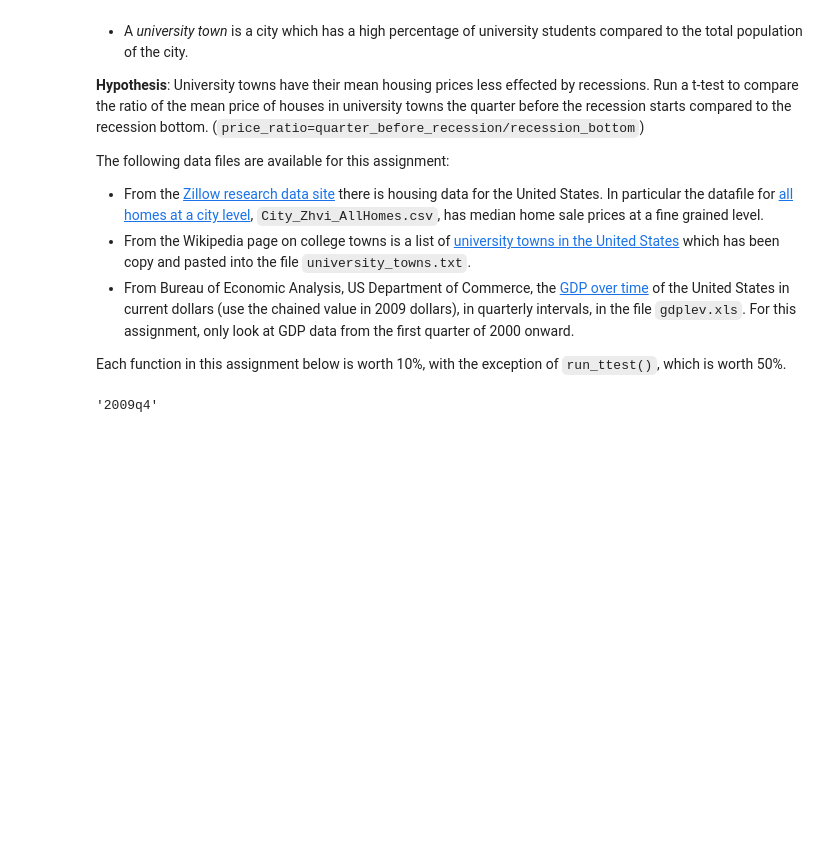
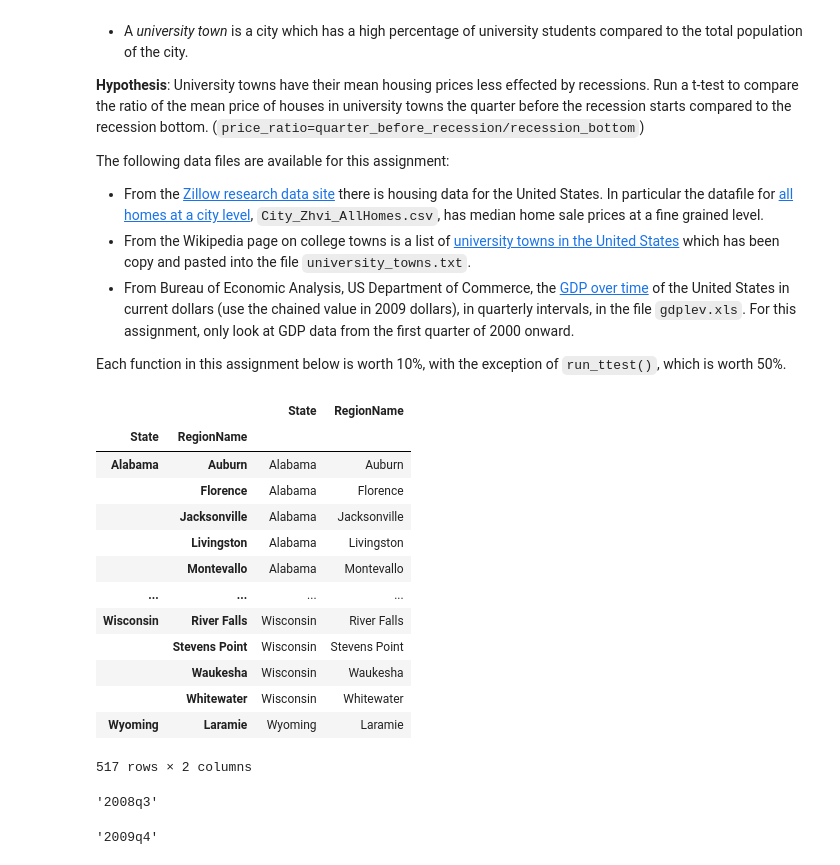
Before and after one commit to AustinChase/Applied_Data_Science, a Jupyter notebook: Module_1/Assignment+4.ipynb, the cells around one changed output. Drawn from its saved outputs; the diff is of its cells as text; code cells hidden in the pictures; blank space fills up the shorter version.

```diff
--- a/Module_1/Assignment+4.ipynb
+++ b/Module_1/Assignment+4.ipynb
@@ -32,32 +43,65 @@ states = {'OH': 'Ohio', 'KY': 'Kentucky', 'AS': 'American Samoa', 'NV': 'Nevada'
 # %%
 def get_list_of_university_towns():
+
     '''Returns a DataFrame of towns and the states they are in from the
     university_towns.txt list. The format of the DataFrame should be:
     DataFrame( [ ["Michigan", "Ann Arbor"], ["Michigan", "Yipsilanti"] ],
     columns=["State", "RegionName"]  )
 
     The following cleaning needs to be done:
 
     1. For "State", removing characters from "[" to the end.
     2. For "RegionName", when applicable, removing every character from " (" to the end.
     3. Depending on how you read the data, you may need to remove newline character '\n'. '''
 
-    #extract and ffill were a life saver with this text file. State and city are both in one column in the data
-    #I used a regext pattern to extract the state name into a new column, then forward filled the state name until
-    #the next state was reached, and so on until the whole column was populated.
+    university_towns = pd.read_csv("university_towns.txt",
+                                   sep = '\n',
+                                   header = None,
+                                   names = ["RegionName"])
 
-    university_towns = pd.read_csv("university_towns.txt", sep = '\n', header = None, names = ["RegionName"])
-    university_towns["State"] = university_towns.iloc[:,0].str.extract("(.*)\[edit\]", expand = False).ffill()
-    university_towns = university_towns.loc[~university_towns["RegionName"].str.contains("\[edit\]")]
-    #removes rows with state name from the RegionName column
+    university_towns["State"] = (university_towns.iloc[:,0]
+                                 .str.extract("(.*)\[edit\]",
+                                              expand = False)
+                                 .ffill())
+    #State and city are both in one column in the data
+    #extract the state name into a new column, then forward filled the state name until
+    #the next state was reached, and so on until the whole column is populated.
 
-    university_towns["RegionName"].replace(" \((.*)","", inplace = True, regex = True)
+    university_towns = university_towns.loc[~university_towns["RegionName"]
+                                            .str.contains("\[edit\]")]
+    #remove duplicate data since new column with state name was created
+
+    university_towns["RegionName"].replace(" \((.*)","",
+                                           inplace = True,
+                                           regex = True)
     #finds " (" and removes the expression and anything following.
 
     university_towns = university_towns.reindex(columns = ["State","RegionName"])
-    university_towns.set_index(["State","RegionName"], inplace = True, drop = False)
+    #switch the order of the columns
+
+    university_towns.set_index(["State","RegionName"],
+                               inplace = True,
+                               drop = False)
+    #create multi index
 
     return university_towns
+
+get_list_of_university_towns()
+# %% [output]
+|  |  | State | RegionName |
+| State | RegionName |  |  |
+| Alabama | Auburn | Alabama | Auburn |
+|  | Florence | Alabama | Florence |
+|  | Jacksonville | Alabama | Jacksonville |
+|  | Livingston | Alabama | Livingston |
+|  | Montevallo | Alabama | Montevallo |
+| ... | ... | ... | ... |
+| Wisconsin | River Falls | Wisconsin | River Falls |
+|  | Stevens Point | Wisconsin | Stevens Point |
+|  | Waukesha | Wisconsin | Waukesha |
+|  | Whitewater | Wisconsin | Whitewater |
+| Wyoming | Laramie | Wyoming | Laramie |
+517 rows × 2 columns
 # %%
 def get_recession_start():
     '''Returns the year and quarter of the recession start time as a
@@ -67,9 +111,17 @@ def get_recession_start():
     #The other column contains indicators for whether there was a two quarter decline in GDP
     #Added an indicator variable for No_recession so only the beginning of the recession is recorded
 
-    gdp = pd.read_excel("gdplev.xls", skiprows = 8, header = None)
-    gdp = gdp.iloc[:,[4,6]].rename(columns = {4: "Quarter", 6: "GDP 2009 Chained Value"})
+    gdp = pd.read_excel("gdplev.xls",
+                        skiprows = 8,
+                        header = None)
+
+    gdp = (gdp.iloc[:,[4,6]]
+           .rename(columns = {4: "Quarter",
+                              6: "GDP 2009 Chained Value"}))
+
     gdp = gdp.loc[gdp["Quarter"] >= "2000q1"]
+    #remove data prior to Q1 2000
+
     gdp["Change in GDP"] = 0
     gdp["Recession Begin Indicator"] = False
 
@@ -81,11 +133,17 @@ def get_recession_start():
             recession = True
         else:
             pass
+    #calculate the change in GDP, if there are two consecutive quarters of negative growth,
+    #mark the beginning of the recession
 
-    recession_start_series = gdp.loc[gdp["Recession Begin Indicator"] == True,"Quarter"]
-    recession_start = recession_start_series.iloc[0]
+    recession_start = (gdp.loc[gdp["Recession Begin Indicator"] == True,"Quarter"]
+                       .iloc[0])
 
     return recession_start
+
+get_recession_start()
+# %% [output]
+'2008q3'
 # %%
 def get_recession_end():
     '''Returns the year and quarter of the recession end time as a
```
Also changed, not shown: parts of 6 cells of this notebook.
